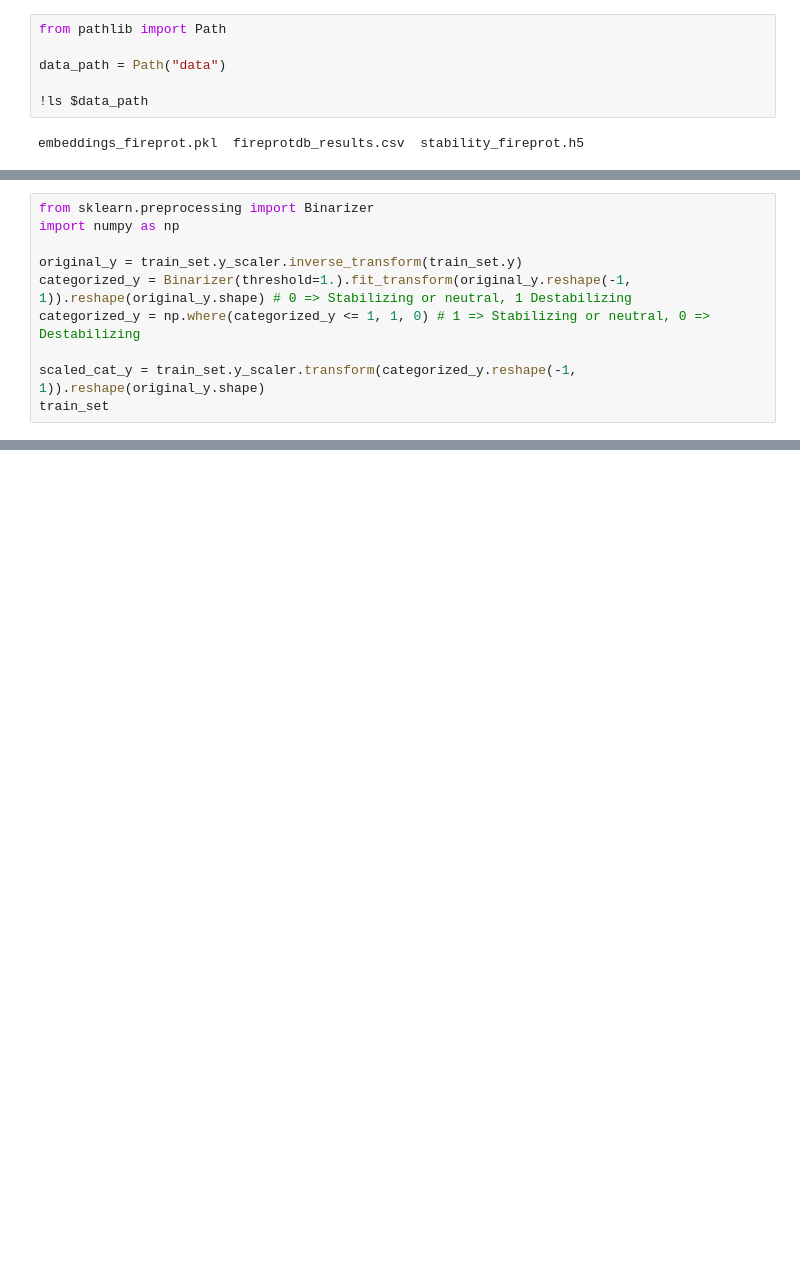
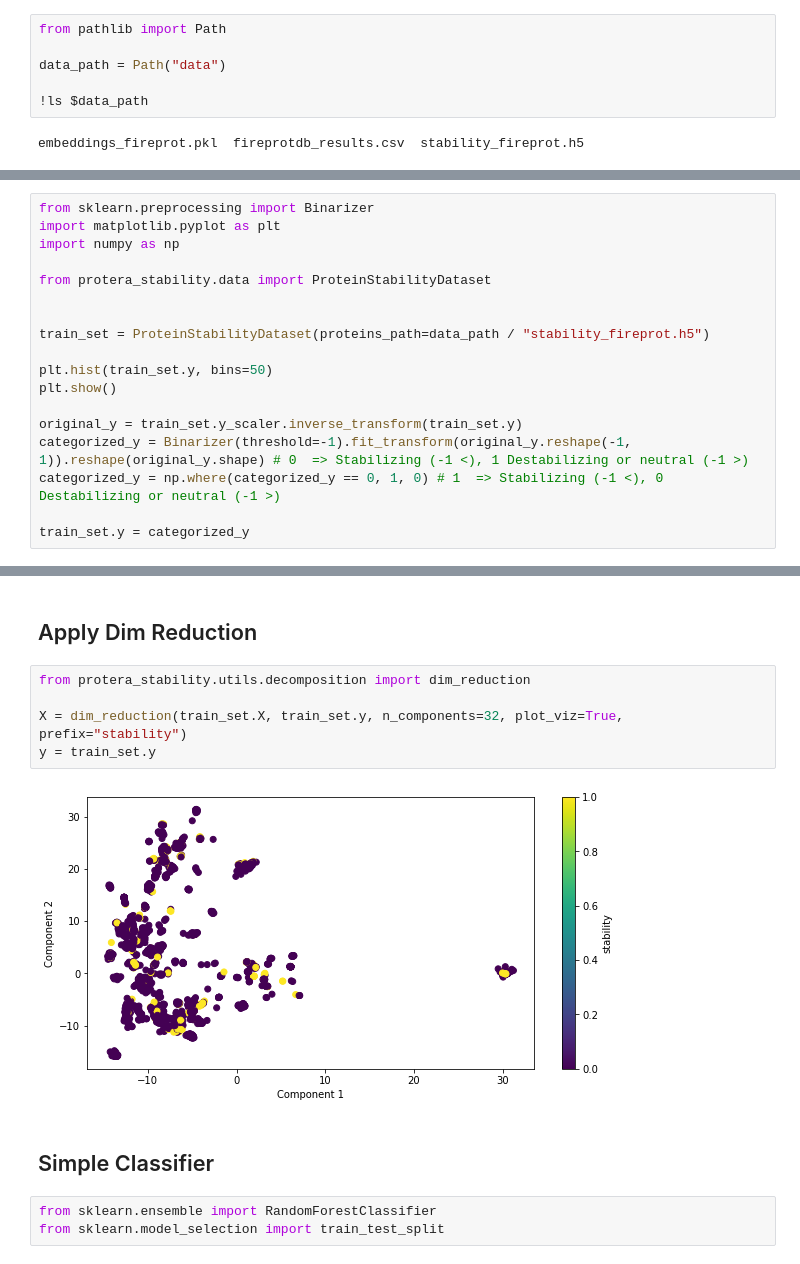
Before and after one commit to stepp1/protera-stability, a Jupyter notebook: project/fireprot/modelling_categorical.ipynb, the cells around one changed output, grey strips where cells are left out. Drawn from its saved outputs; the diff is of its cells as text; blank space fills up the shorter version.

Commit message:
fireprot ddG classification works

```diff
--- a/project/fireprot/modelling_categorical.ipynb
+++ b/project/fireprot/modelling_categorical.ipynb
@@ -37,10 +13,18 @@ plt.show()
 # %%
 from sklearn.preprocessing import Binarizer
+import matplotlib.pyplot as plt
 import numpy as np
 
+from protera_stability.data import ProteinStabilityDataset
+
+
+train_set = ProteinStabilityDataset(proteins_path=data_path / "stability_fireprot.h5")
+
+plt.hist(train_set.y, bins=50)
+plt.show()
+
 original_y = train_set.y_scaler.inverse_transform(train_set.y)
-categorized_y = Binarizer(threshold=1.).fit_transform(original_y.reshape(-1, 1)).reshape(original_y.shape) # 0 => Stabilizing or neutral, 1 Destabilizing
-categorized_y = np.where(categorized_y <= 1, 1, 0) # 1 => Stabilizing or neutral, 0 => Destabilizing
+categorized_y = Binarizer(threshold=-1).fit_transform(original_y.reshape(-1, 1)).reshape(original_y.shape) # 0  => Stabilizing (-1 <), 1 Destabilizing or neutral (-1 >)
+categorized_y = np.where(categorized_y == 0, 1, 0) # 1  => Stabilizing (-1 <), 0 Destabilizing or neutral (-1 >)
 
-scaled_cat_y = train_set.y_scaler.transform(categorized_y.reshape(-1, 1)).reshape(original_y.shape)
-train_set
+train_set.y = categorized_y
@@ -46,0 +33,14 @@ train_set
+# %% [markdown]
+## Apply Dim Reduction
+# %%
+from protera_stability.utils.decomposition import dim_reduction
+
+X = dim_reduction(train_set.X, train_set.y, n_components=32, plot_viz=True, prefix="stability")
+y = train_set.y
+# %% [output]
+[figure, added]
+# %% [markdown]
+## Simple Classifier
+# %%
+from sklearn.ensemble import RandomForestClassifier
+from sklearn.model_selection import train_test_split
```
Also changed, not shown: parts of 9 cells of this notebook, 1 other file.
